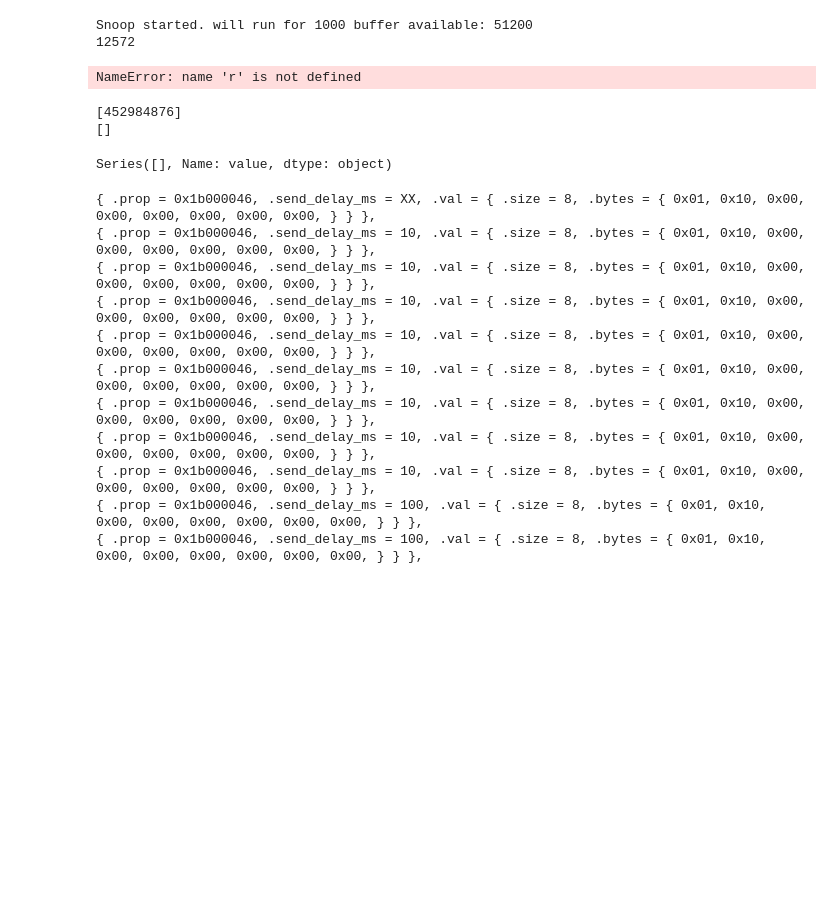
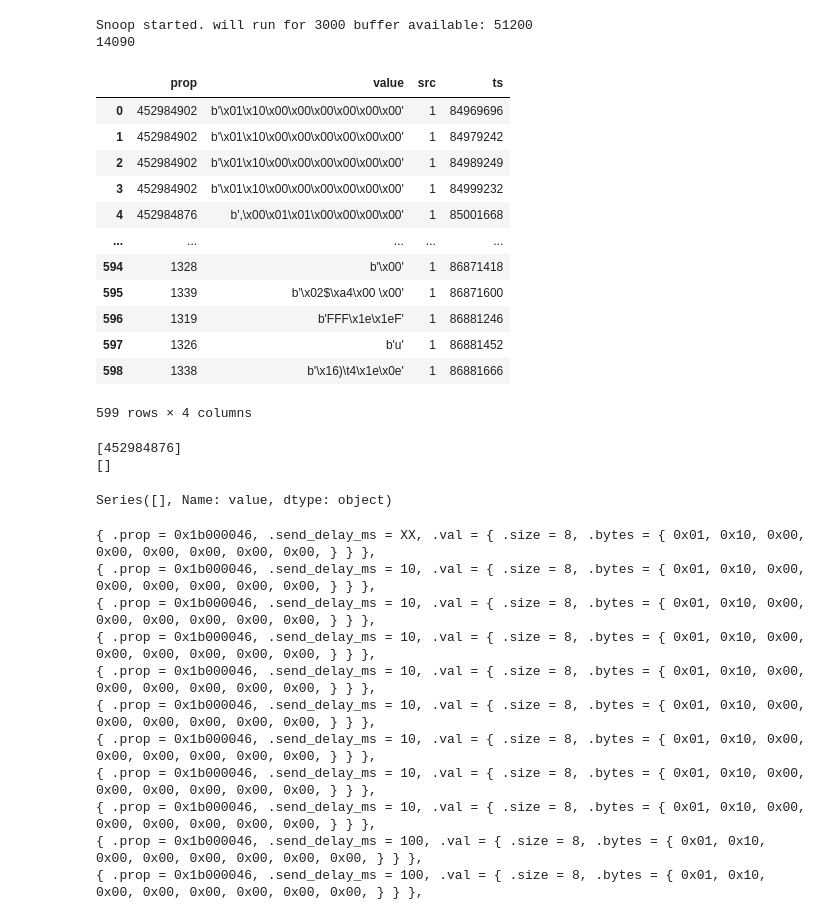
Before and after one commit to oryjkov/car-automation, a Jupyter notebook: canmiddle_sw/py/notebook.ipynb, the cells around one changed output. Saved outputs shown, nothing was run; the diff lists cells and outputs as text; code cells hidden in the pictures; blank space fills up the shorter version.

```diff
--- a/canmiddle_sw/py/notebook.ipynb
+++ b/canmiddle_sw/py/notebook.ipynb
@@ -21,31 +21,41 @@ def parse_snoop(data):
 		s.ParseFromString(encoded)
 		yield s
 # %%
+host="192.168.50.116"
 host="192.168.158.113"
-host="192.168.50.116"
-duration_ms=1000
+duration_ms=3000
 r = requests.get(f"http://{host}/start_snoop?duration_ms={duration_ms}", {})
 print(r.text)
 time.sleep(duration_ms/1000+0.1)
 r = requests.get(f"http://{host}/get_snoop", {})
 print(len(r.content))
 # %% [output]
-Snoop started. will run for 1000 buffer available: 51200
-12572
+Snoop started. will run for 3000 buffer available: 51200
+14090
 # %%
-#f = open("snoop.bin", "rb")
-#cont = f.read()
-#f = open("snoop2.bin", "wb")
-#f.write(r.content)
-#f.close()
+f = open("snoop_vanda.bin", "wb")
+f.write(r.content)
+f.close()
 d=[]
 #for s in parse_snoop(cont):
 for s in parse_snoop(r.content):
 	d.append({"prop": s.message.prop, "value":s.message.value, "src": s.metadata.source, "ts":s.metadata.recv_us})
 df = pd.DataFrame(d)
 df
 # %% [output]
+|  | prop | value | src | ts |
+| 0 | 452984902 | b'\x01\x10\x00\x00\x00\x00\x00\x00' | 1 | 84969696 |
+| 1 | 452984902 | b'\x01\x10\x00\x00\x00\x00\x00\x00' | 1 | 84979242 |
+| 2 | 452984902 | b'\x01\x10\x00\x00\x00\x00\x00\x00' | 1 | 84989249 |
+| 3 | 452984902 | b'\x01\x10\x00\x00\x00\x00\x00\x00' | 1 | 84999232 |
+| 4 | 452984876 | b',\x00\x01\x01\x00\x00\x00\x00' | 1 | 85001668 |
+| ... | ... | ... | ... | ... |
+| 594 | 1328 | b'\x00' | 1 | 86871418 |
+| 595 | 1339 | b'\x02$\xa4\x00 \x00' | 1 | 86871600 |
+| 596 | 1319 | b'FFF\x1e\x1eF' | 1 | 86881246 |
+| 597 | 1326 | b'u' | 1 | 86881452 |
+| 598 | 1338 | b'\x16)\t4\x1e\x0e' | 1 | 86881666 |
-NameError: name 'r' is not defined
+599 rows × 4 columns
 # %%
 f = open("snoop2.bin", "rb")
 cont = f.read()
```
Also changed, not shown: 1 other file.
